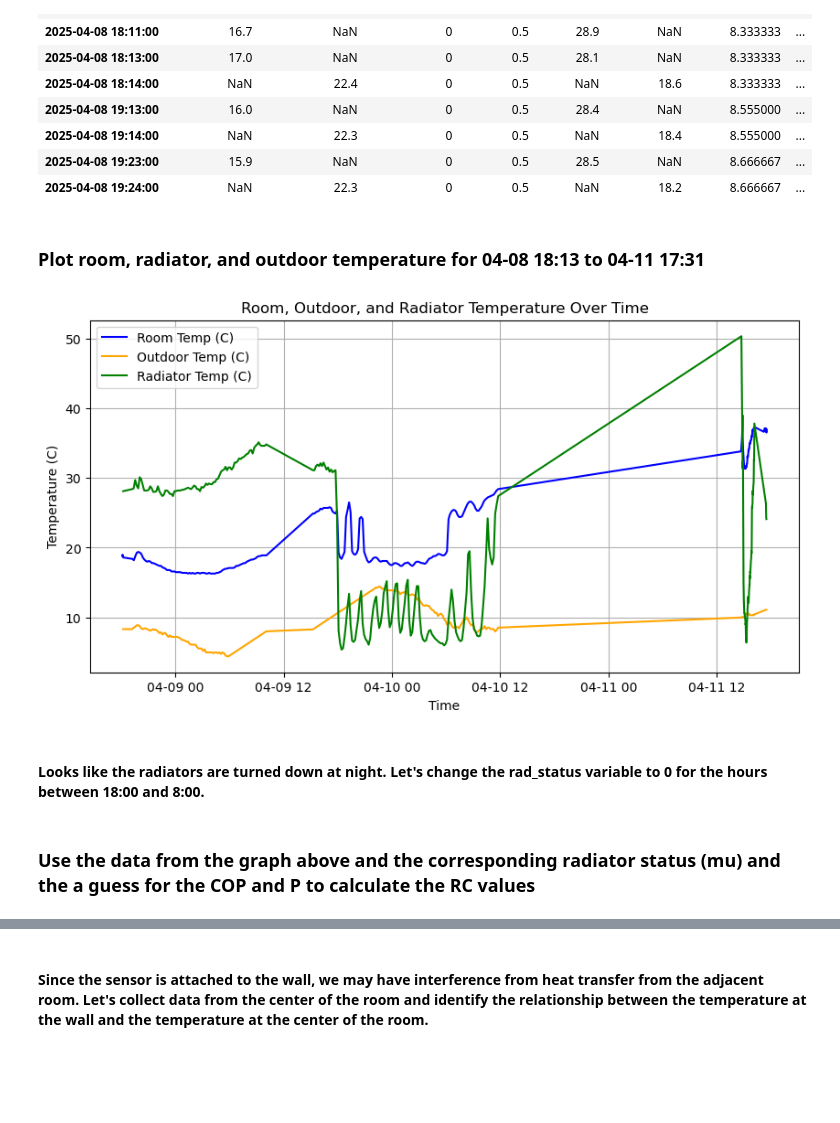
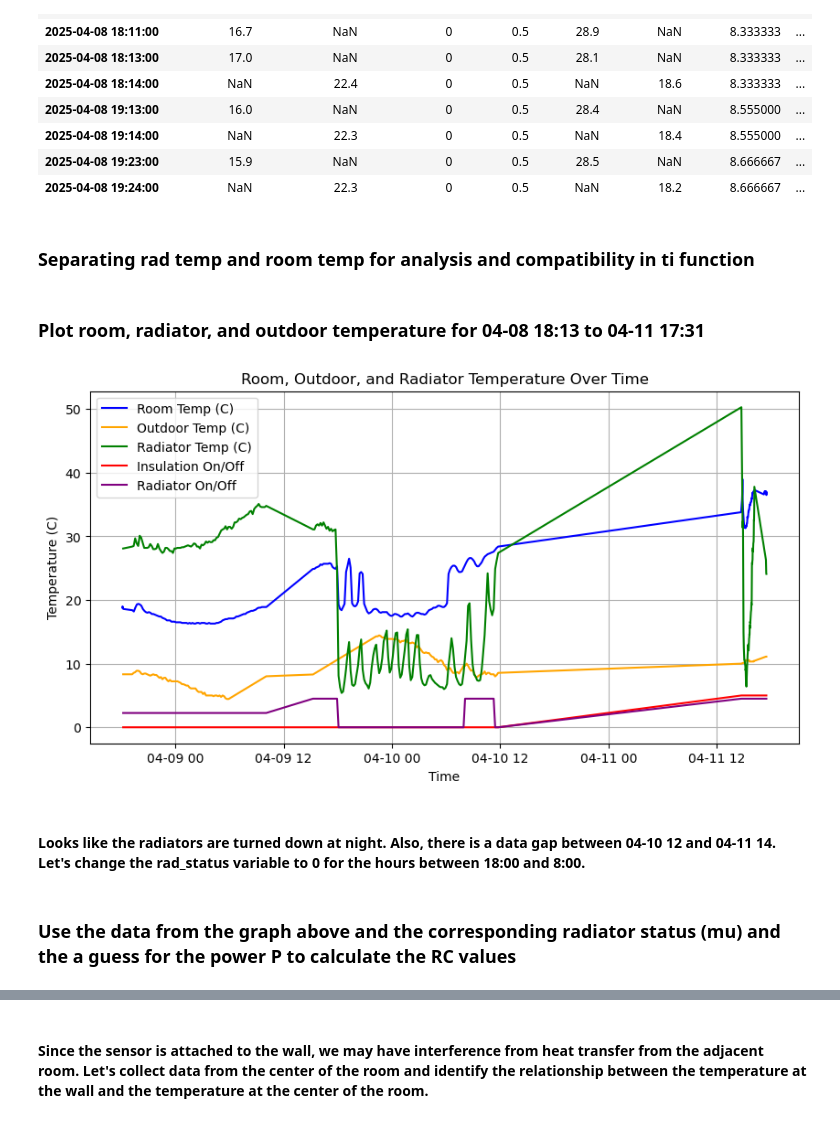
Before and after one commit to adwoama/retrofit-radiator, a Jupyter notebook: analysis/Modeling1.ipynb, the cells around one changed output, grey strips where cells are left out. Saved outputs shown, nothing was run; the diff lists cells and outputs as text; code cells hidden in the pictures; blank space fills up the shorter version.

Commit message:
updated analysis and data

```diff
--- a/analysis/Modeling1.ipynb
+++ b/analysis/Modeling1.ipynb
@@ -184,6 +186,6 @@ Thermal Time Constant: 0.0001411362 seconds or 3.92e-08 hours
 # %%
 # Read the CSV files
-df_testing = pd.read_csv('all_data.csv', index_col=0, parse_dates=True)
+df_testing = pd.read_csv('all_data_408to411.csv', index_col=0, parse_dates=True)
 
 # Create a dataframe with 'insulation_on' and 'rad_status' columns
 df_radinfo = pd.DataFrame(df_testing, columns=['insulation_on', 'rad_status'])
@@ -251,9 +253,11 @@ df_testing.head(10)
 | 2025-04-08 19:14:00 | NaN | 22.3 | 0 | 0.5 | NaN | 18.4 | 8.555000 | ... |
 | 2025-04-08 19:23:00 | 15.9 | NaN | 0 | 0.5 | 28.5 | NaN | 8.666667 | ... |
 | 2025-04-08 19:24:00 | NaN | 22.3 | 0 | 0.5 | NaN | 18.2 | 8.666667 | ... |
+# %% [markdown]
+### Separating rad temp and room temp for analysis and compatibility in ti function
 # %%
-selectedCols1 = ['temp_room', 'duty_cycle', 'dt', 'outdoor_temp']  # Select the relevant columns
-selectedCols2 = ['temp_rad', 'duty_cycle', 'dt', 'outdoor_temp']  # Select the radiator temperature column
+selectedCols1 = ['outdoor_temp', 'rad_status', 'dt', 'temp_room', 'duty_cycle', 'insulation_on']  # Select the relevant columns
+selectedCols2 = ['outdoor_temp', 'rad_status', 'dt', 'temp_rad', 'duty_cycle', 'insulation_on']  # Select the radiator temperature column
 indoorTemp = 'temp_room'
 radTemp = 'temp_rad'
 
@@ -268,7 +272,7 @@ df3 = df3.drop(df3.index[0])  # Drop the first row to avoid NaN in the first tim
 
 # Drop rows with NaN values in the indoor temperature column
 df4 = df_testing[selectedCols1].dropna(subset=[indoorTemp])
-df4['outdoor_temp'] = df4['outdoor_temp'].interpolate(method='linear')
+df4['outdoor_temp'] = df4['outdoor_temp'].interpolate(method='linear')  #Interpolate missing outdoor temp values
 df4['dt'] = df4.index.to_series().diff().dt.total_seconds()  # Calculate the time difference in seconds
 df4 = df4.drop(df4.index[0])  # Drop the first row to avoid NaN in the first time difference
 
@@ -285,24 +289,26 @@ df3['outdoor_temp'] = df4['outdoor_temp'].reindex(df3.index, method='ffill')  #
 # %%
 
 # Plot the time vs room temp, outdoor temp, and radiator temp
 plt.figure(figsize=(10, 5))
 plt.plot(df4.index, df4[indoorTemp], label='Room Temp (C)', color='blue')
 # plt.plot(df1.index, df1['outdoor_temp'], label='Outdoor Temp (C)', color='orange')
 plt.plot(df3.index, df3['outdoor_temp'], label='Outdoor Temp (C)', color='orange')
 plt.plot(df3.index, df3[radTemp], label='Radiator Temp (C)', color='green')
+plt.plot(df3.index, df3['insulation_on']*5, label='Insulation On/Off', color='red')
+plt.plot(df3.index, df3['rad_status']*4.5, label='Radiator On/Off', color='purple')
 
 plt.xlabel('Time')
 plt.ylabel('Temperature (C)')
 plt.title('Room, Outdoor, and Radiator Temperature Over Time')
 plt.legend()
 plt.grid()
 plt.show()
 # %% [output]
-[figure, old version]
+[figure, new version]
 # %% [markdown]
-#### Looks like the radiators are turned down at night. Let's change the rad_status variable to 0 for the hours between 18:00 and 8:00.
+#### Looks like the radiators are turned down at night. Also, there is a data gap between 04-10 12 and 04-11 14. Let's change the rad_status variable to 0 for the hours between 18:00 and 8:00.
 # %% [markdown]
-### Use the data from the graph above and the corresponding radiator status (mu) and the a guess for the COP and P to calculate the RC values
+### Use the data from the graph above and the corresponding radiator status (mu) and the a guess for the power P to calculate the RC values
 # %%
 # Initial estimates for R and C
 initial_estimates = [0.1, 500000]
```
Also changed, not shown: parts of 10 cells of this notebook, 8 other files.
